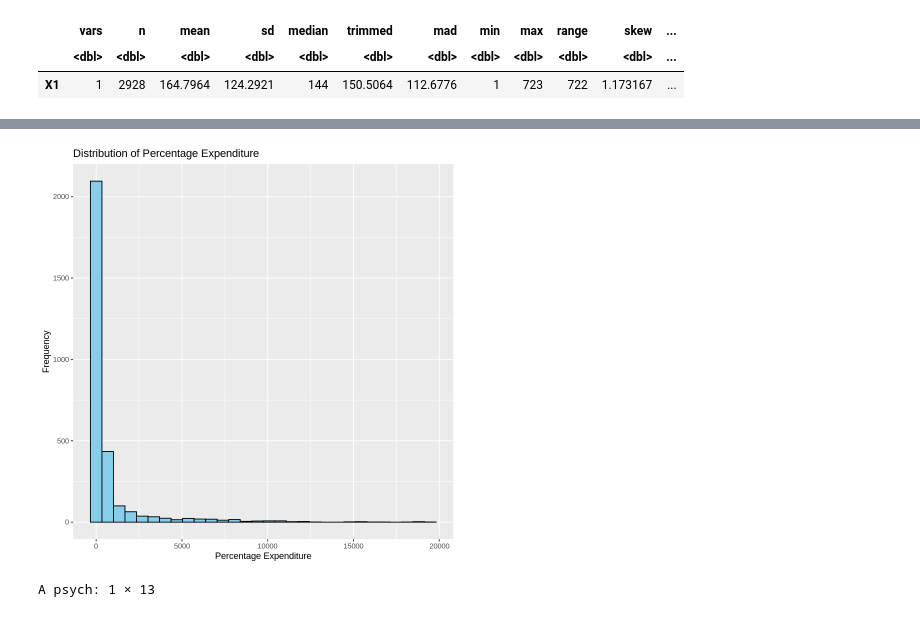
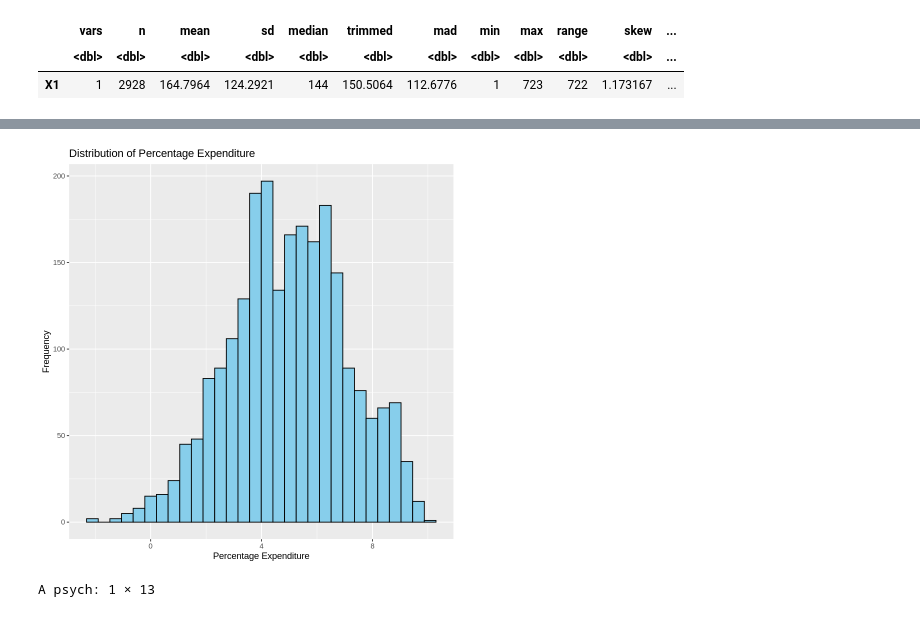
Before and after one commit to GeorgeM2000/Life-Expectancy-Analysis, a Jupyter notebook: Life_Expectancy_Analysis.ipynb, the cells around one changed output, grey strips where cells are left out. Drawn from its saved outputs; the diff is of its cells as text; code cells hidden in the pictures.

```diff
--- a/Life_Expectancy_Analysis.ipynb
+++ b/Life_Expectancy_Analysis.ipynb
@@ -350,7 +338,7 @@ A psych: 1 × 13
 |  | <dbl> | <dbl> | <dbl> | <dbl> | <dbl> | <dbl> | <dbl> | <dbl> | <dbl> | <dbl> | <dbl> | ... |
 | X1 | 1 | 2928 | 164.7964 | 124.2921 | 144 | 150.5064 | 112.6776 | 1 | 723 | 722 | 1.173167 | ... |
 # %%
-ggplot(le, aes(x = `Percentage Expenditure`)) +
+ggplot(le, aes(x = log(`Percentage Expenditure`))) +
   geom_histogram(bins=30, fill = "skyblue", color = "black") +
   labs(title = "Distribution of Percentage Expenditure", x = "Percentage Expenditure", y = "Frequency")
 # %% [output]
@@ -357,4 +347,4 @@ ggplot(le, aes(x = `Percentage Expenditure`)) +
-[figure, old version]
+[figure, new version]
 # %%
 describe(na.omit(le$`Percentage Expenditure`))
 # %% [output]
```
Also changed, not shown: parts of 53 cells of this notebook.
